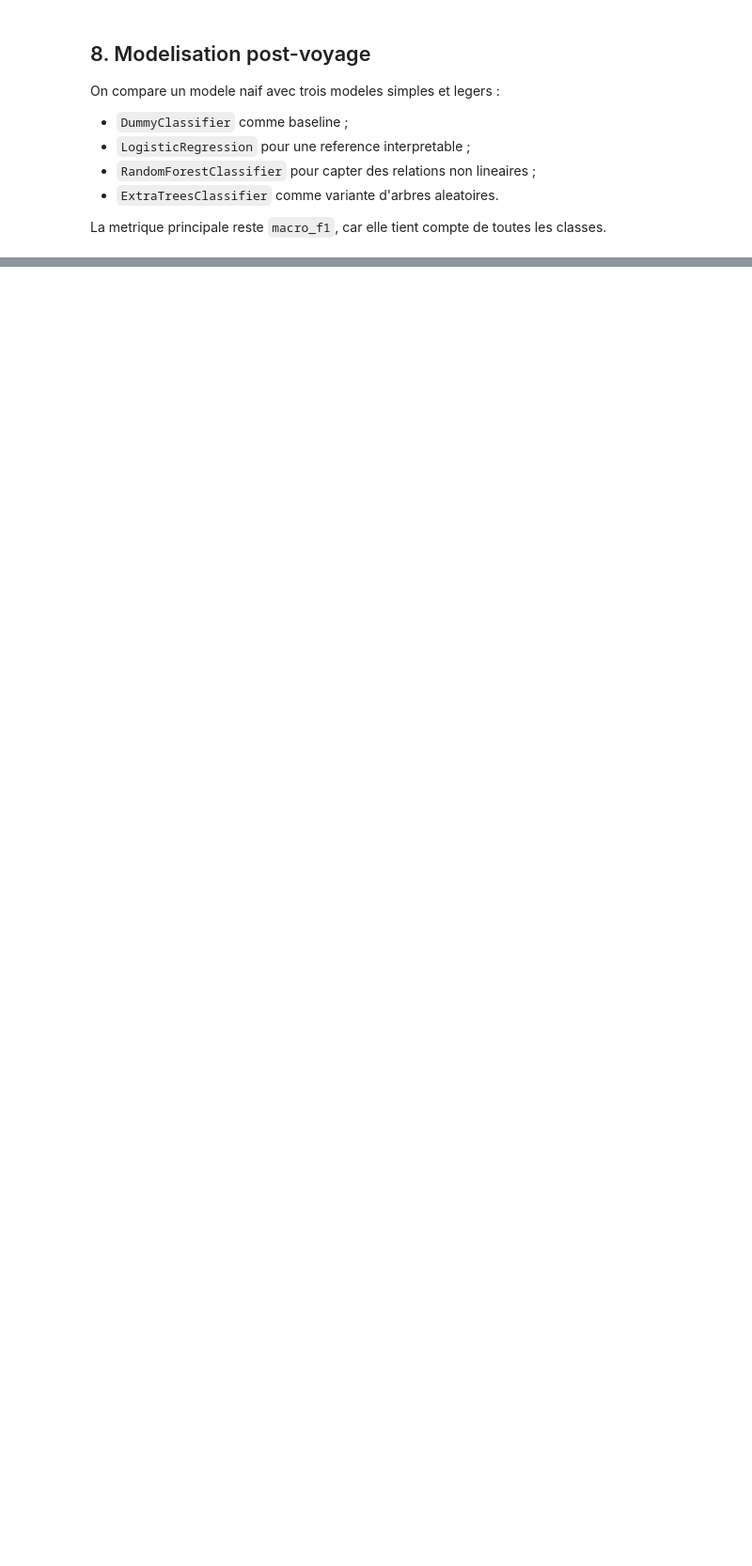
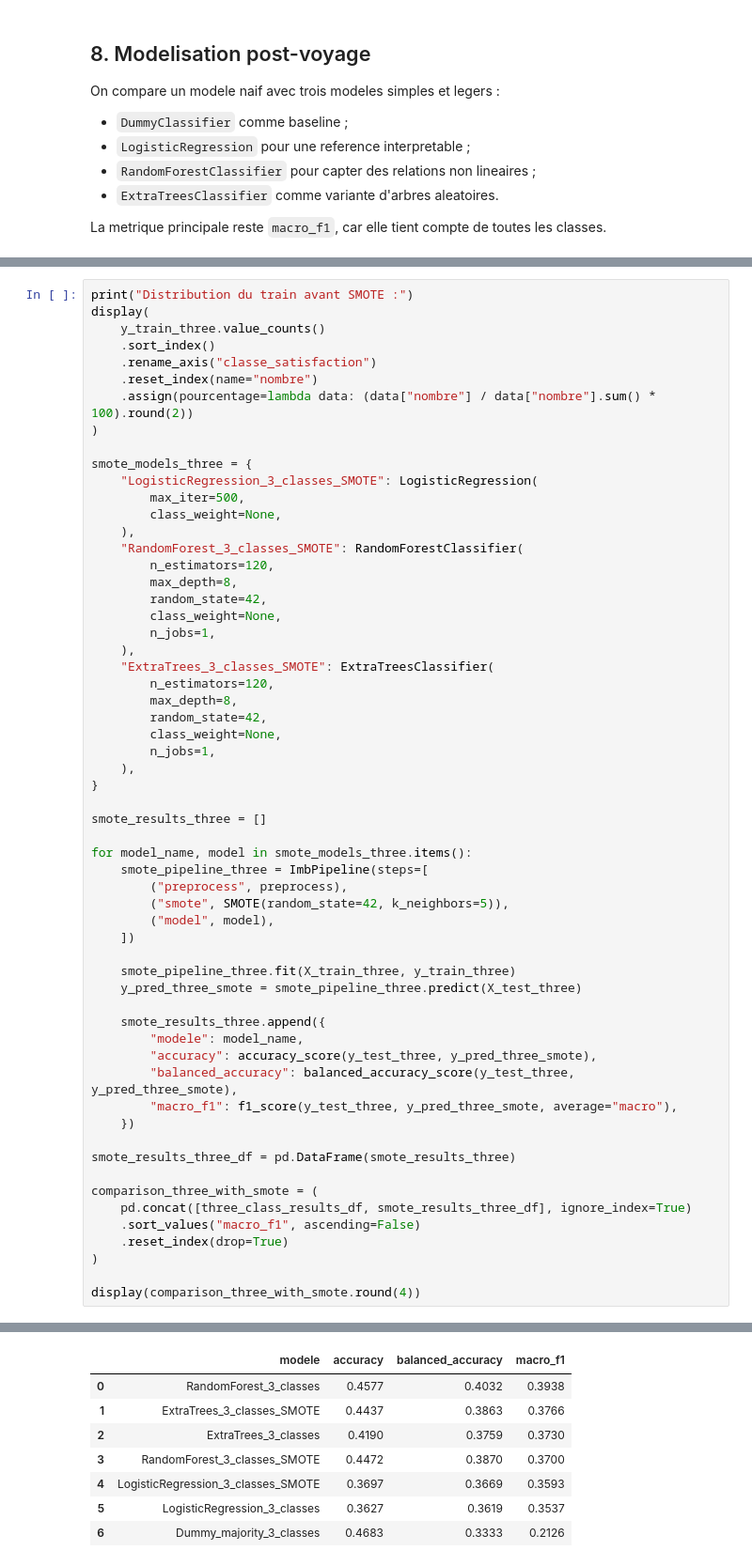
Before and after one commit to Mina-lgtm/projet_ia, a Jupyter notebook: notebooks/objectif_2_post_voyage.ipynb, the cells around one changed output, grey strips where cells are left out. Shown at 94% size. Drawn from its saved outputs; the diff is of its cells as text; blank space fills up the shorter version.

```diff
--- a/notebooks/objectif_2_post_voyage.ipynb
+++ b/notebooks/objectif_2_post_voyage.ipynb
@@ -309,0 +677,60 @@ display(results_df.round(4))
+# %%
+print("Distribution du train avant SMOTE :")
+display(
+    y_train_three.value_counts()
+    .sort_index()
+    .rename_axis("classe_satisfaction")
+    .reset_index(name="nombre")
+    .assign(pourcentage=lambda data: (data["nombre"] / data["nombre"].sum() * 100).round(2))
+)
+
+smote_models_three = {
+    "LogisticRegression_3_classes_SMOTE": LogisticRegression(
+        max_iter=500,
+        class_weight=None,
+    ),
+    "RandomForest_3_classes_SMOTE": RandomForestClassifier(
+        n_estimators=120,
+        max_depth=8,
+        random_state=42,
+        class_weight=None,
+        n_jobs=1,
+    ),
+    "ExtraTrees_3_classes_SMOTE": ExtraTreesClassifier(
+        n_estimators=120,
+        max_depth=8,
+        random_state=42,
+        class_weight=None,
+        n_jobs=1,
+    ),
+}
+
+smote_results_three = []
+
+for model_name, model in smote_models_three.items():
+    smote_pipeline_three = ImbPipeline(steps=[
+        ("preprocess", preprocess),
+        ("smote", SMOTE(random_state=42, k_neighbors=5)),
+        ("model", model),
+    ])
+
+    smote_pipeline_three.fit(X_train_three, y_train_three)
+    y_pred_three_smote = smote_pipeline_three.predict(X_test_three)
+
+    smote_results_three.append({
+        "modele": model_name,
+        "accuracy": accuracy_score(y_test_three, y_pred_three_smote),
+        "balanced_accuracy": balanced_accuracy_score(y_test_three, y_pred_three_smote),
+        "macro_f1": f1_score(y_test_three, y_pred_three_smote, average="macro"),
+    })
+
+smote_results_three_df = pd.DataFrame(smote_results_three)
+
+comparison_three_with_smote = (
+    pd.concat([three_class_results_df, smote_results_three_df], ignore_index=True)
+    .sort_values("macro_f1", ascending=False)
+    .reset_index(drop=True)
+)
+
+display(comparison_three_with_smote.round(4))
+# %% [output]
@@ -309,0 +742,8 @@ display(results_df.round(4))
+|  | modele | accuracy | balanced_accuracy | macro_f1 |
+| 0 | RandomForest_3_classes | 0.4577 | 0.4032 | 0.3938 |
+| 1 | ExtraTrees_3_classes_SMOTE | 0.4437 | 0.3863 | 0.3766 |
+| 2 | ExtraTrees_3_classes | 0.4190 | 0.3759 | 0.3730 |
+| 3 | RandomForest_3_classes_SMOTE | 0.4472 | 0.3870 | 0.3700 |
+| 4 | LogisticRegression_3_classes_SMOTE | 0.3697 | 0.3669 | 0.3593 |
+| 5 | LogisticRegression_3_classes | 0.3627 | 0.3619 | 0.3537 |
+| 6 | Dummy_majority_3_classes | 0.4683 | 0.3333 | 0.2126 |
```
Also changed, not shown: parts of 44 cells of this notebook, 11 other files.
